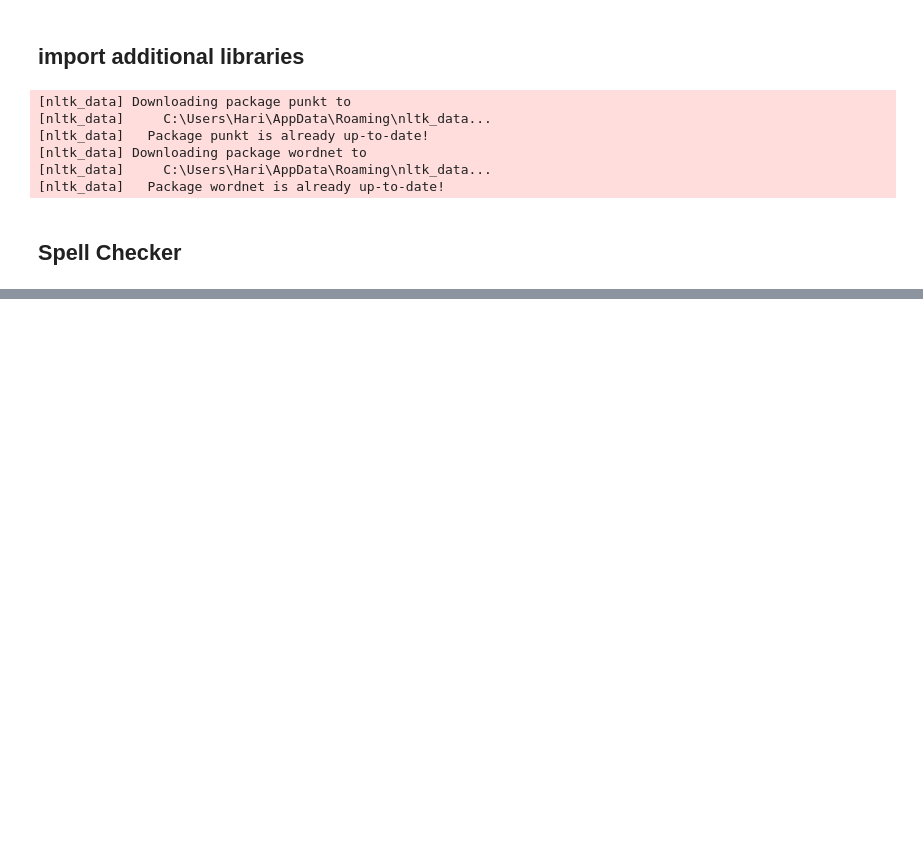
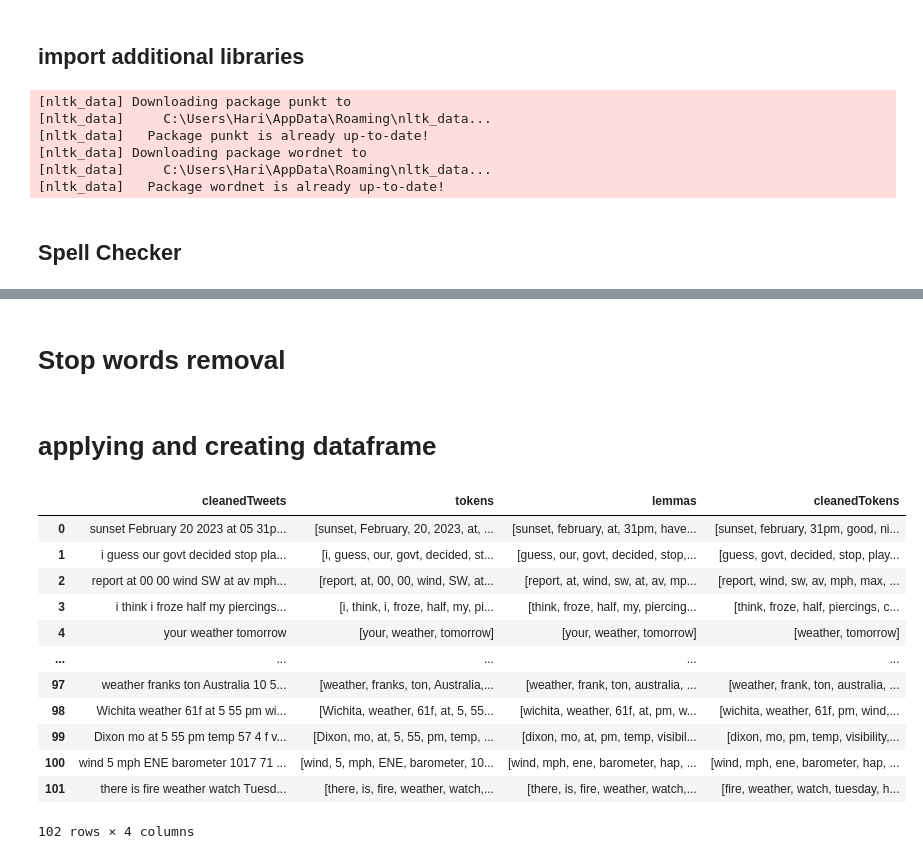
Before and after one commit to shubhampokhrel81/sentiment_analysis, a Jupyter notebook: scrape_from_twitter.ipynb, the cells around one changed output, grey strips where cells are left out. Drawn from its saved outputs; the diff is of its cells as text; code cells hidden in the pictures; blank space fills up the shorter version.

Commit message:
df with tokens, lemmas

```diff
--- a/scrape_from_twitter.ipynb
+++ b/scrape_from_twitter.ipynb
@@ -269,0 +263,2 @@ def remove_stopwords(tokens):
+# %% [markdown]
+# Stop words removal
@@ -269,0 +270,23 @@ def remove_stopwords(tokens):
+# %% [markdown]
+# applying and creating dataframe
+# %%
+sentiment_df['cleanedTweets'] = sentiment_df['cleanedTweets'].apply(lambda x: spell_check(x))
+sentiment_df['tokens'] = sentiment_df['cleanedTweets'].apply(lambda x: tokenize(x))
+sentiment_df['lemmas'] = sentiment_df['tokens'].apply(lambda x: lemmatize(x))
+sentiment_df['cleanedTokens'] = sentiment_df['lemmas'].apply(lambda x: remove_stopwords(x))
+# %%
+sentiment_df
+# %% [output]
+|  | cleanedTweets | tokens | lemmas | cleanedTokens |
+| 0 | sunset February 20 2023 at 05 31p... | [sunset, February, 20, 2023, at, ... | [sunset, february, at, 31pm, have... | [sunset, february, 31pm, good, ni... |
+| 1 | i guess our govt decided stop pla... | [i, guess, our, govt, decided, st... | [guess, our, govt, decided, stop,... | [guess, govt, decided, stop, play... |
+| 2 | report at 00 00 wind SW at av mph... | [report, at, 00, 00, wind, SW, at... | [report, at, wind, sw, at, av, mp... | [report, wind, sw, av, mph, max, ... |
+| 3 | i think i froze half my piercings... | [i, think, i, froze, half, my, pi... | [think, froze, half, my, piercing... | [think, froze, half, piercings, c... |
+| 4 | your weather tomorrow | [your, weather, tomorrow] | [your, weather, tomorrow] | [weather, tomorrow] |
+| ... | ... | ... | ... | ... |
+| 97 | weather franks ton Australia 10 5... | [weather, franks, ton, Australia,... | [weather, frank, ton, australia, ... | [weather, frank, ton, australia, ... |
+| 98 | Wichita weather 61f at 5 55 pm wi... | [Wichita, weather, 61f, at, 5, 55... | [wichita, weather, 61f, at, pm, w... | [wichita, weather, 61f, pm, wind,... |
+| 99 | Dixon mo at 5 55 pm temp 57 4 f v... | [Dixon, mo, at, 5, 55, pm, temp, ... | [dixon, mo, at, pm, temp, visibil... | [dixon, mo, pm, temp, visibility,... |
+| 100 | wind 5 mph ENE barometer 1017 71 ... | [wind, 5, mph, ENE, barometer, 10... | [wind, mph, ene, barometer, hap, ... | [wind, mph, ene, barometer, hap, ... |
+| 101 | there is fire weather watch Tuesd... | [there, is, fire, weather, watch,... | [there, is, fire, weather, watch,... | [fire, weather, watch, tuesday, h... |
+102 rows × 4 columns
```
Also changed, not shown: parts of 11 cells of this notebook.
